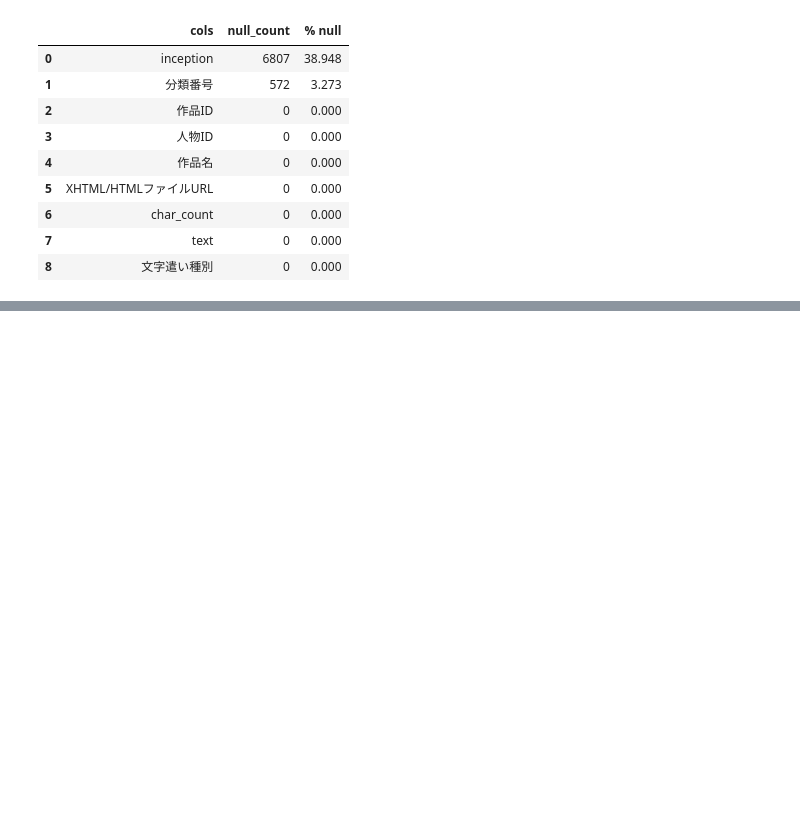
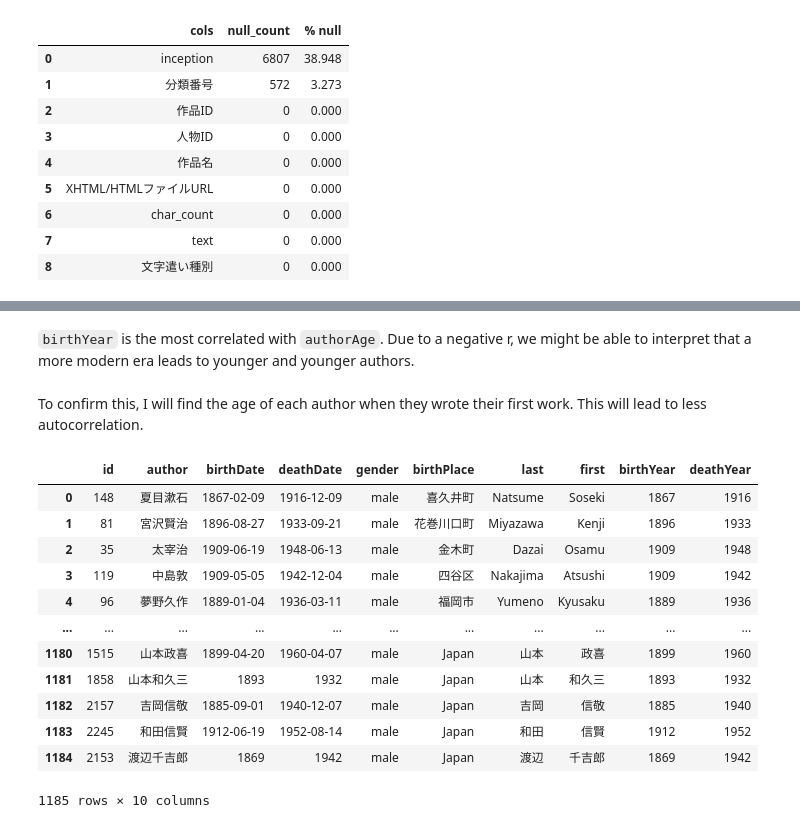
Before and after one commit to j-chowder/japanese_literature, a Jupyter notebook: feature_engineering.ipynb, the cells around one changed output, grey strips where cells are left out. Cells and saved outputs as stored; diff of their text form; code cells hidden in the pictures; blank space fills up the shorter version.

```diff
--- a/feature_engineering.ipynb
+++ b/feature_engineering.ipynb
@@ -140,2 +139,2 @@ ValueError: invalid literal for int() with base 10: '1927.0'
 # %%
-author[author['id'] == 1790]
+author['deathYear'] = author['deathDate'].apply(get_year)
@@ -144,0 +300,20 @@ author[author['id'] == 1790]
+# %% [markdown]
+`birthYear` is the most correlated with `authorAge`. Due to a negative r, we might be able to interpret that a more modern era leads to younger and younger authors.
+# %% [markdown]
+To confirm this, I will find the age of each author when they wrote their first work. This will lead to less autocorrelation.
+# %%
+author
+# %% [output]
+|  | id | author | birthDate | deathDate | gender | birthPlace | last | first | birthYear | deathYear |
+| 0 | 148 | 夏目漱石 | 1867-02-09 | 1916-12-09 | male | 喜久井町 | Natsume | Soseki | 1867 | 1916 |
+| 1 | 81 | 宮沢賢治 | 1896-08-27 | 1933-09-21 | male | 花巻川口町 | Miyazawa | Kenji | 1896 | 1933 |
+| 2 | 35 | 太宰治 | 1909-06-19 | 1948-06-13 | male | 金木町 | Dazai | Osamu | 1909 | 1948 |
+| 3 | 119 | 中島敦 | 1909-05-05 | 1942-12-04 | male | 四谷区 | Nakajima | Atsushi | 1909 | 1942 |
+| 4 | 96 | 夢野久作 | 1889-01-04 | 1936-03-11 | male | 福岡市 | Yumeno | Kyusaku | 1889 | 1936 |
+| ... | ... | ... | ... | ... | ... | ... | ... | ... | ... | ... |
+| 1180 | 1515 | 山本政喜 | 1899-04-20 | 1960-04-07 | male | Japan | 山本 | 政喜 | 1899 | 1960 |
+| 1181 | 1858 | 山本和久三 | 1893 | 1932 | male | Japan | 山本 | 和久三 | 1893 | 1932 |
+| 1182 | 2157 | 吉岡信敬 | 1885-09-01 | 1940-12-07 | male | Japan | 吉岡 | 信敬 | 1885 | 1940 |
+| 1183 | 2245 | 和田信賢 | 1912-06-19 | 1952-08-14 | male | Japan | 和田 | 信賢 | 1912 | 1952 |
+| 1184 | 2153 | 渡辺千吉郎 | 1869 | 1942 | male | Japan | 渡辺 | 千吉郎 | 1869 | 1942 |
+1185 rows × 10 columns
```
Also changed, not shown: parts of 35 cells of this notebook, 1 other file.
